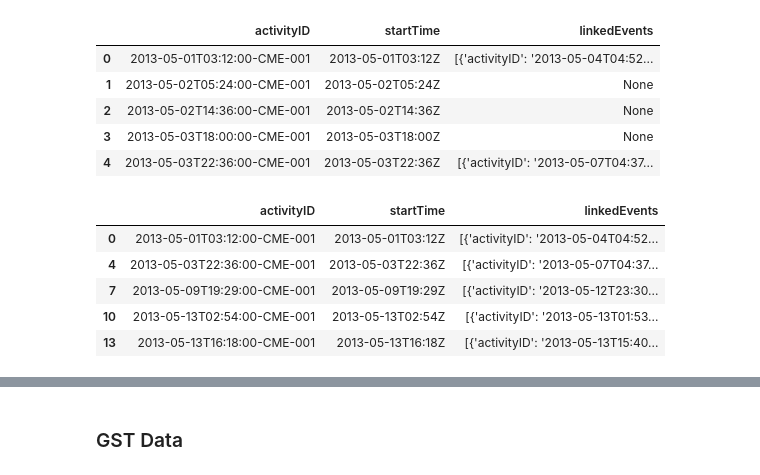
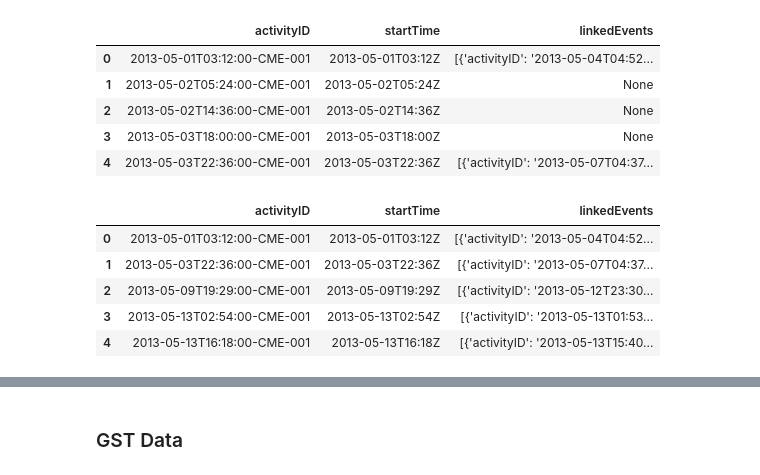
Before and after one commit to GerardoCastanos/data-sourcing-challenge, a Jupyter notebook: retrieve_data.ipynb, the cells around one changed output, grey strips where cells are left out. Saved outputs shown, nothing was run; the diff lists cells and outputs as text; code cells hidden in the pictures.

```diff
--- a/retrieve_data.ipynb
+++ b/retrieve_data.ipynb
@@ -27,7 +27,7 @@ startDate = "2013-05-01"
 endDate   = "2024-05-01"
 
 # Build URL for CME
-query_url = f"{base_url}{CME}"
+query_url = f"{base_url}{CME}?startDate={startDate}&endDate={endDate}&api_key={NASA_API_KEY}"
 # %%
 # Make a "GET" request for the CME URL and store it in a variable named cme_response
 cme_response = requests.get(query_url)
@@ -58,7 +63,9 @@ cme_json = cme_response.json()
 # %%
 # Convert cme_json to a Pandas DataFrame
-
+cme_df = pd.DataFrame(cme_json)
 # Keep only the columns: activityID, startTime, linkedEvents
+cme_df = cme_df[["activityID","startTime","linkedEvents"]]
+cme_df.head()
 # %% [output]
 |  | activityID | startTime | linkedEvents |
 | 0 | 2013-05-01T03:12:00-CME-001 | 2013-05-01T03:12Z | [{'activityID': '2013-05-04T04:52... |
@@ -69,12 +76,14 @@ cme_json = cme_response.json()
 # %%
 # Notice that the linkedEvents column allows us to identify the corresponding GST
 # Remove rows with missing 'linkedEvents' since we won't be able to assign these to GSTs
+cme_df_clean = cme_df.dropna(subset="linkedEvents").reset_index(drop=True)
+cme_df_clean.head()
 # %% [output]
 |  | activityID | startTime | linkedEvents |
 | 0 | 2013-05-01T03:12:00-CME-001 | 2013-05-01T03:12Z | [{'activityID': '2013-05-04T04:52... |
-| 4 | 2013-05-03T22:36:00-CME-001 | 2013-05-03T22:36Z | [{'activityID': '2013-05-07T04:37... |
-| 7 | 2013-05-09T19:29:00-CME-001 | 2013-05-09T19:29Z | [{'activityID': '2013-05-12T23:30... |
-| 10 | 2013-05-13T02:54:00-CME-001 | 2013-05-13T02:54Z | [{'activityID': '2013-05-13T01:53... |
-| 13 | 2013-05-13T16:18:00-CME-001 | 2013-05-13T16:18Z | [{'activityID': '2013-05-13T15:40... |
+| 1 | 2013-05-03T22:36:00-CME-001 | 2013-05-03T22:36Z | [{'activityID': '2013-05-07T04:37... |
+| 2 | 2013-05-09T19:29:00-CME-001 | 2013-05-09T19:29Z | [{'activityID': '2013-05-12T23:30... |
+| 3 | 2013-05-13T02:54:00-CME-001 | 2013-05-13T02:54Z | [{'activityID': '2013-05-13T01:53... |
+| 4 | 2013-05-13T16:18:00-CME-001 | 2013-05-13T16:18Z | [{'activityID': '2013-05-13T15:40... |
 # %%
 # Notice that the linkedEvents sometimes contains multiple events per row
```
Also changed, not shown: parts of 19 cells of this notebook.
